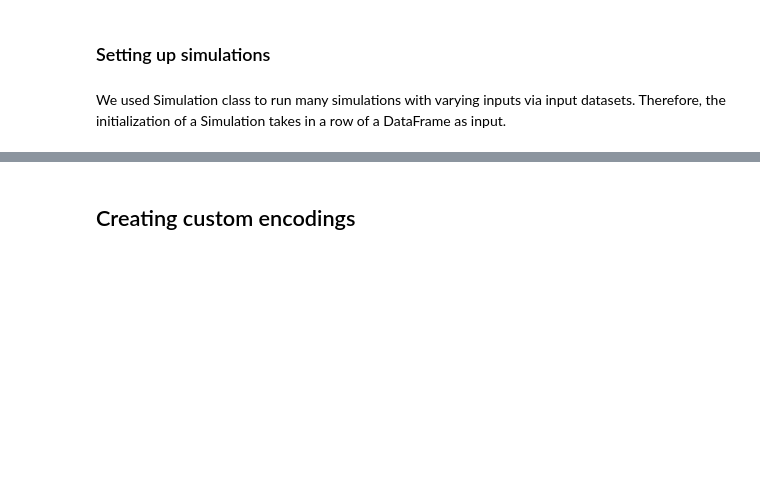
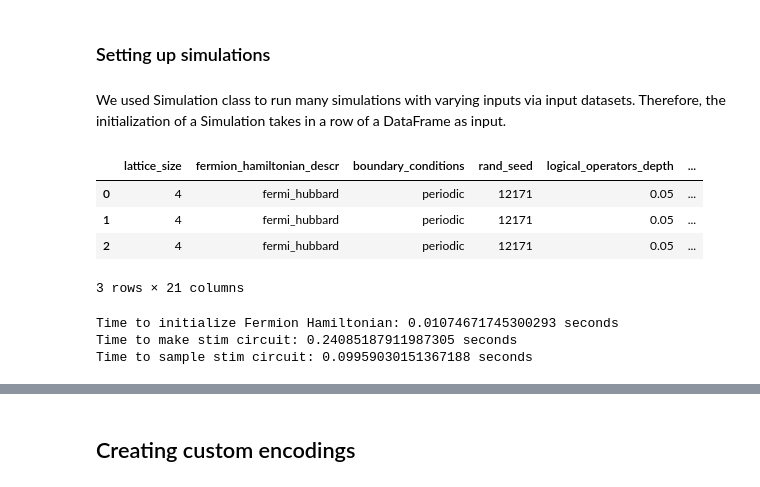
Before and after one commit to edyrenkova/FermiStabilizers, a Jupyter notebook: getting_started.ipynb, the cells around one changed output, grey strips where cells are left out. Cells and saved outputs as stored; diff of their text form; code cells hidden in the pictures; blank space fills up the shorter version.

Commit message:
fixed input generation, more in getting_started

```diff
--- a/getting_started.ipynb
+++ b/getting_started.ipynb
@@ -133,26 +129,16 @@ input_df.to_csv('input.csv', index=False)
 # %%
-input_df = pd.DataFrame({
-    'encoding': ['Ternary'],
-    'lattice_size': [4],
-    'stabilizer_reconstruction': [False],
-    'non_destructive_stabilizer_measurement_end': [False],
-    'virtual_error_detection_rate': [0],
-    'flags_in_synd_extraction': [False],
-    'type_of_logical_observables': ['Z'],
-    'global_parity_postselection': [False],
-    'efficient_trotter_steps': [False],
-    'p1': [0],
-    'p2': [0],
-    'psp': [0],
-    'pi': [0],
-    'pm': [0],
-    'fermion_hamiltonian_descr': ['fermi_hubbard'],
-    'boundary_conditions': ['periodic'],
-    'rand_seed': [42],
-    'logical_operators_depth': [0.05],
-    'error_model': ["(1, 1, 1, 1, 0)"],
-    'n_shots': [1000],
-    'bootstrap_resamples': [100]
-})
+input_df = pd.read_csv('input.csv')
+input_df
+# %% [output]
+|  | lattice_size | fermion_hamiltonian_descr | boundary_conditions | rand_seed | logical_operators_depth | ... |
+| 0 | 4 | fermi_hubbard | periodic | 12171 | 0.05 | ... |
+| 1 | 4 | fermi_hubbard | periodic | 12171 | 0.05 | ... |
+| 2 | 4 | fermi_hubbard | periodic | 12171 | 0.05 | ... |
+3 rows × 21 columns
 # %%
-sim_te = Simulation(input_df, 'test_output')
+sim_c = Simulation(input_df[input_df['encoding']=='C'], 'test_output')
+output_df_C = sim_c.run()
+# %% [output]
+Time to initialize Fermion Hamiltonian: 0.01074671745300293 seconds
+Time to make stim circuit: 0.24085187911987305 seconds
+Time to sample stim circuit: 0.09959030151367188 seconds
```
Also changed, not shown: parts of 3 cells of this notebook, 14 other files.
